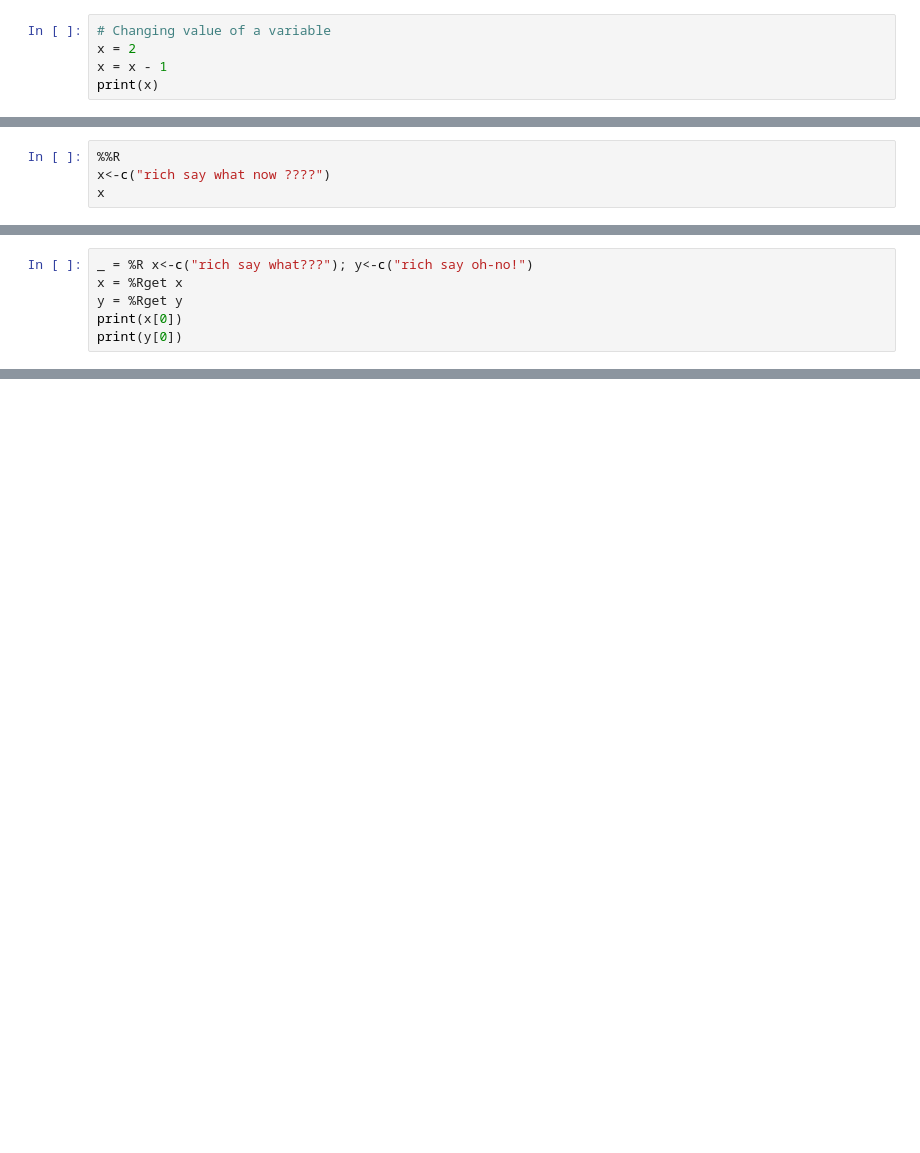
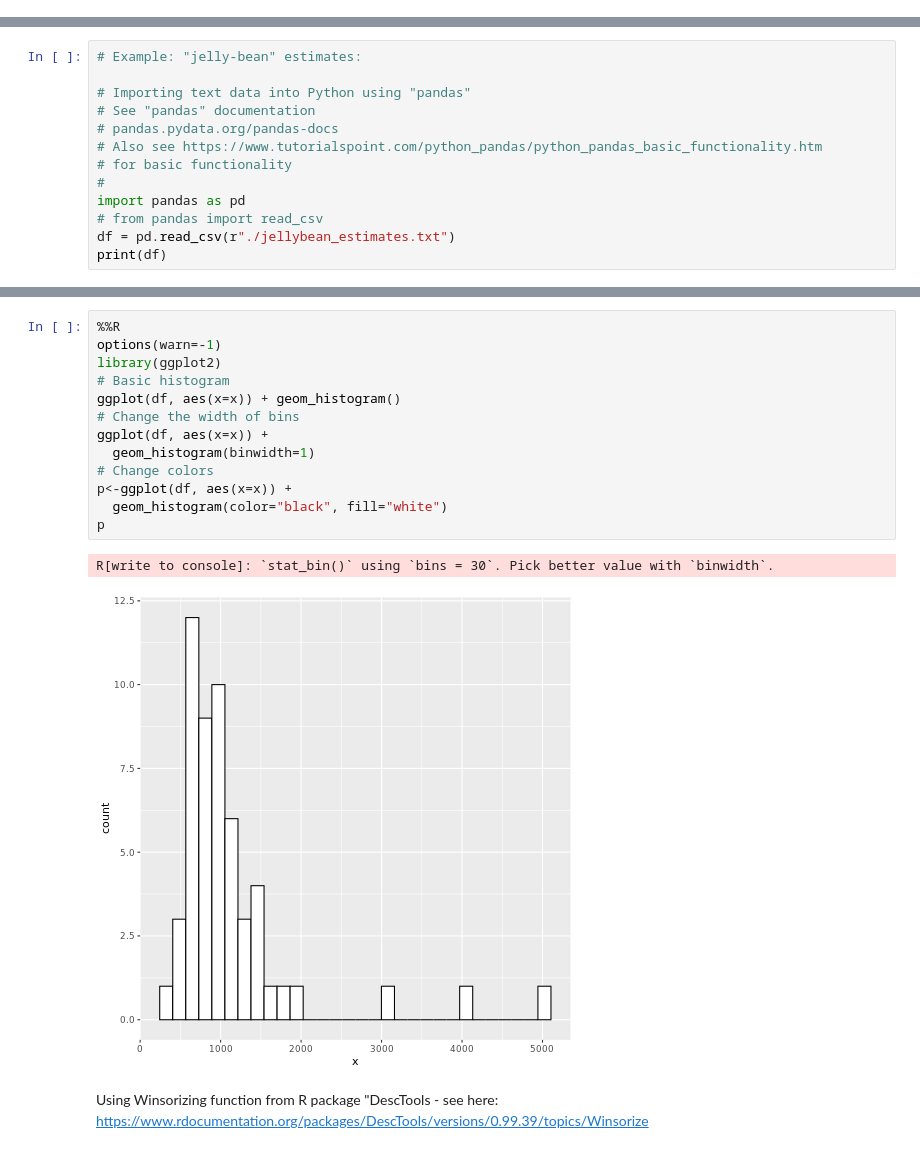
Before and after one commit to richherr/notebooks, a Jupyter notebook: GettingStarted_v2.ipynb, the cells around one changed output, grey strips where cells are left out. Cells and saved outputs as stored; diff of their text form; blank space fills up the shorter version.

```diff
--- a/GettingStarted_v2.ipynb
+++ b/GettingStarted_v2.ipynb
@@ -69,5 +0,0 @@ ZeroDivisionError: division by zero
-# %%
-# Changing value of a variable
-x = 2
-x = x - 1
-print(x)
@@ -353,4 +0,0 @@ zmat              ndarray                       2x3: 6 elems, type `float64`, 48
-# %%
-%%R
-x<-c("rich say what now ????")
-x
@@ -364,6 +0,0 @@ rich say what now ????
-# %%
-_ = %R x<-c("rich say what???"); y<-c("rich say oh-no!")
-x = %Rget x
-y = %Rget y
-print(x[0])
-print(y[0])
@@ -501,0 +236,13 @@ Once deleted, variables cannot be recovered. Proceed (y/[n])?  y
+# %%
+# Example: "jelly-bean" estimates:
+
+# Importing text data into Python using "pandas"
+# See "pandas" documentation
+# pandas.pydata.org/pandas-docs
+# Also see https://www.tutorialspoint.com/python_pandas/python_pandas_basic_functionality.htm
+# for basic functionality
+#
+import pandas as pd
+# from pandas import read_csv
+df = pd.read_csv(r"./jellybean_estimates.txt")
+print(df)
@@ -501,0 +391,19 @@ Once deleted, variables cannot be recovered. Proceed (y/[n])?  y
+# %%
+%%R
+options(warn=-1)
+library(ggplot2)
+# Basic histogram
+ggplot(df, aes(x=x)) + geom_histogram()
+# Change the width of bins
+ggplot(df, aes(x=x)) +
+  geom_histogram(binwidth=1)
+# Change colors
+p<-ggplot(df, aes(x=x)) +
+  geom_histogram(color="black", fill="white")
+p
+# %% [output]
+R[write to console]: `stat_bin()` using `bins = 30`. Pick better value with `binwidth`.
+[figure, added]
+# %% [markdown]
+Using Winsorizing function from R package "DescTools - see here:
+https://www.rdocumentation.org/packages/DescTools/versions/0.99.39/topics/Winsorize
```
Also changed, not shown: parts of 92 cells of this notebook, 5 other files.
